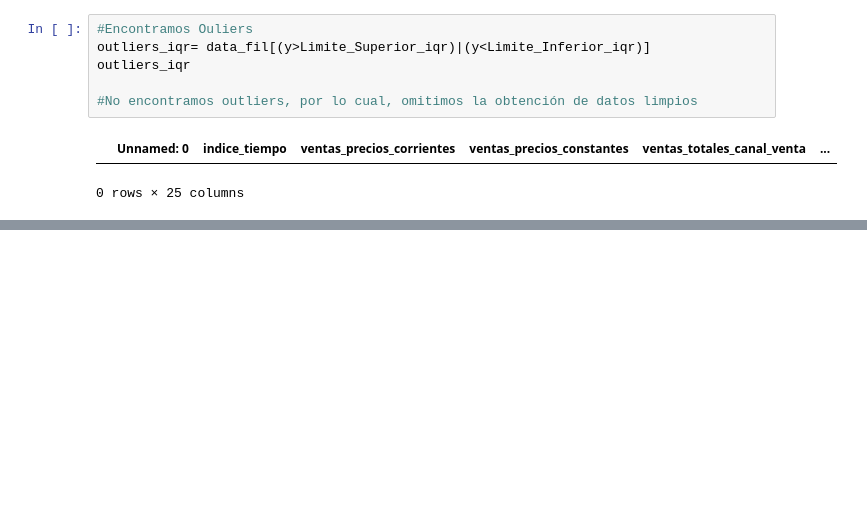
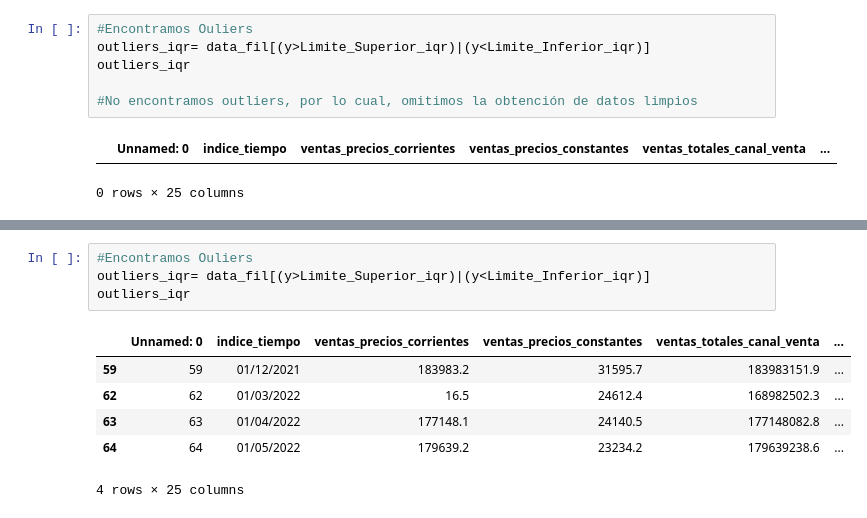
Before and after one commit to ElizabethCobos/Actividad3, a Jupyter notebook: Actividad3.ipynb, the cells around one changed output, grey strips where cells are left out. Saved outputs shown, nothing was run; the diff lists cells and outputs as text; blank space fills up the shorter version.

```diff
--- a/Actividad3.ipynb
+++ b/Actividad3.ipynb
@@ -1133,0 +1151,11 @@ outliers_iqr
+# %%
+#Encontramos Ouliers
+outliers_iqr= data_fil[(y>Limite_Superior_iqr)|(y<Limite_Inferior_iqr)]
+outliers_iqr
+# %% [output]
+|  | Unnamed: 0 | indice_tiempo | ventas_precios_corrientes | ventas_precios_constantes | ventas_totales_canal_venta | ... |
+| 59 | 59 | 01/12/2021 | 183983.2 | 31595.7 | 183983151.9 | ... |
+| 62 | 62 | 01/03/2022 | 16.5 | 24612.4 | 168982502.3 | ... |
+| 63 | 63 | 01/04/2022 | 177148.1 | 24140.5 | 177148082.8 | ... |
+| 64 | 64 | 01/05/2022 | 179639.2 | 23234.2 | 179639238.6 | ... |
+4 rows × 25 columns
```
Also changed, not shown: parts of 2 cells of this notebook.
